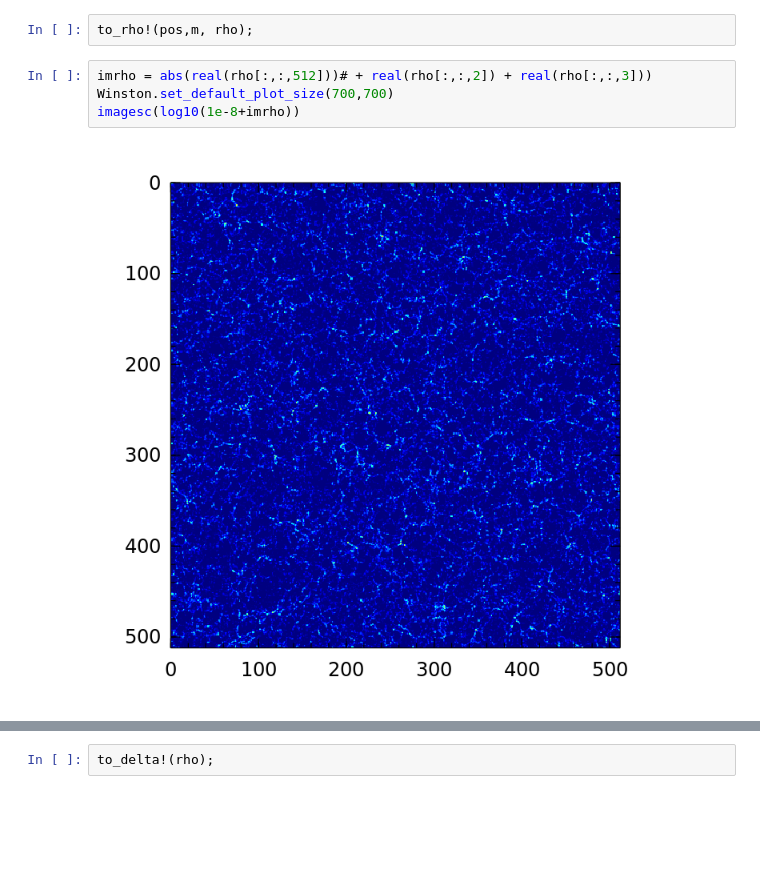
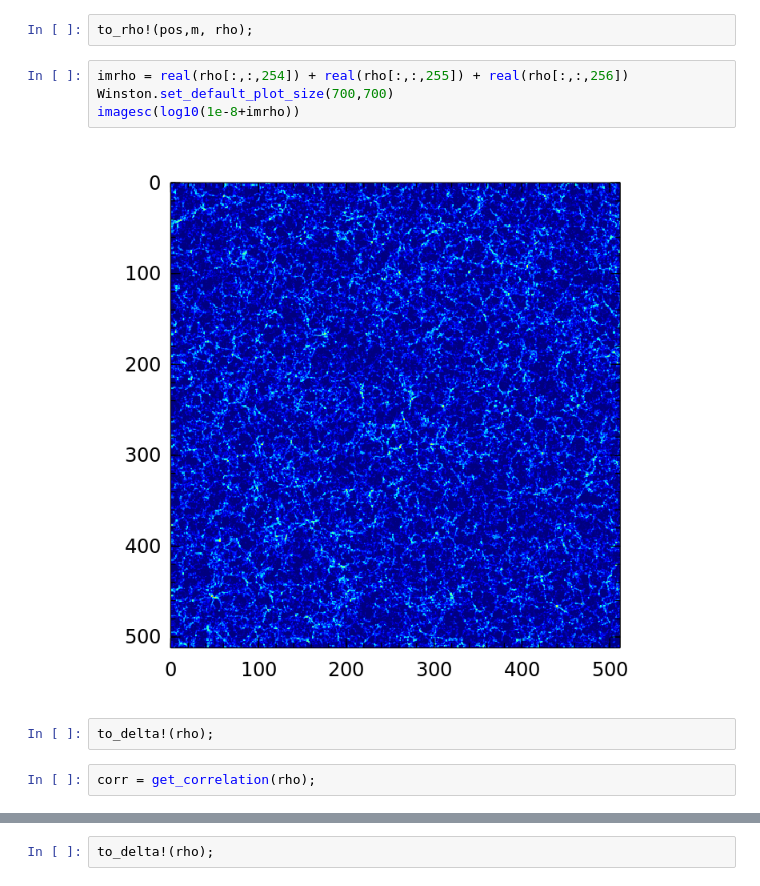
Before and after one commit to skariel/VELREC_T3, a Jupyter notebook: TEST_2LPT.ipynb, the cells around one changed output, grey strips where cells are left out. Cells and saved outputs as stored; diff of their text form; blank space fills up the shorter version.

Commit message:
added some correlation functions

```diff
--- a/TEST_2LPT.ipynb
+++ b/TEST_2LPT.ipynb
@@ -27,8 +29,12 @@ load_raw_halos1600 (generic function with 3 methods)
 # %%
 to_rho!(pos,m, rho);
 # %%
-imrho = abs(real(rho[:,:,512]))# + real(rho[:,:,2]) + real(rho[:,:,3]))
+imrho = real(rho[:,:,254]) + real(rho[:,:,255]) + real(rho[:,:,256])
 Winston.set_default_plot_size(700,700)
 imagesc(log10(1e-8+imrho))
 # %% [output]
-[figure, old version]
+[figure, new version]
+# %%
+to_delta!(rho);
+# %%
+corr = get_correlation(rho);
```
Also changed, not shown: parts of 7 cells of this notebook, 5 other files.
